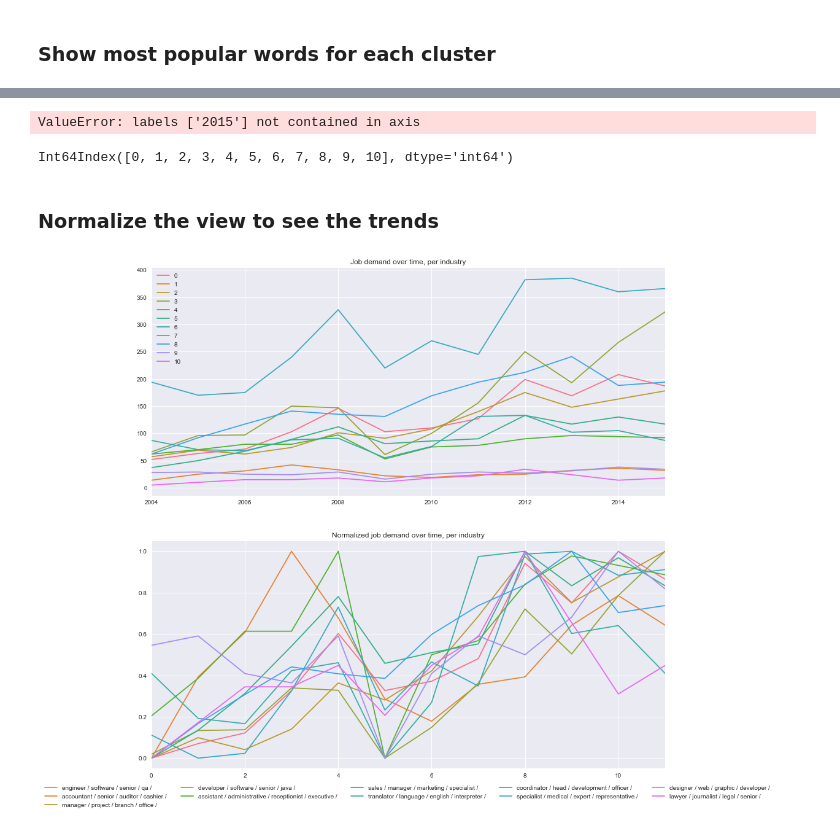
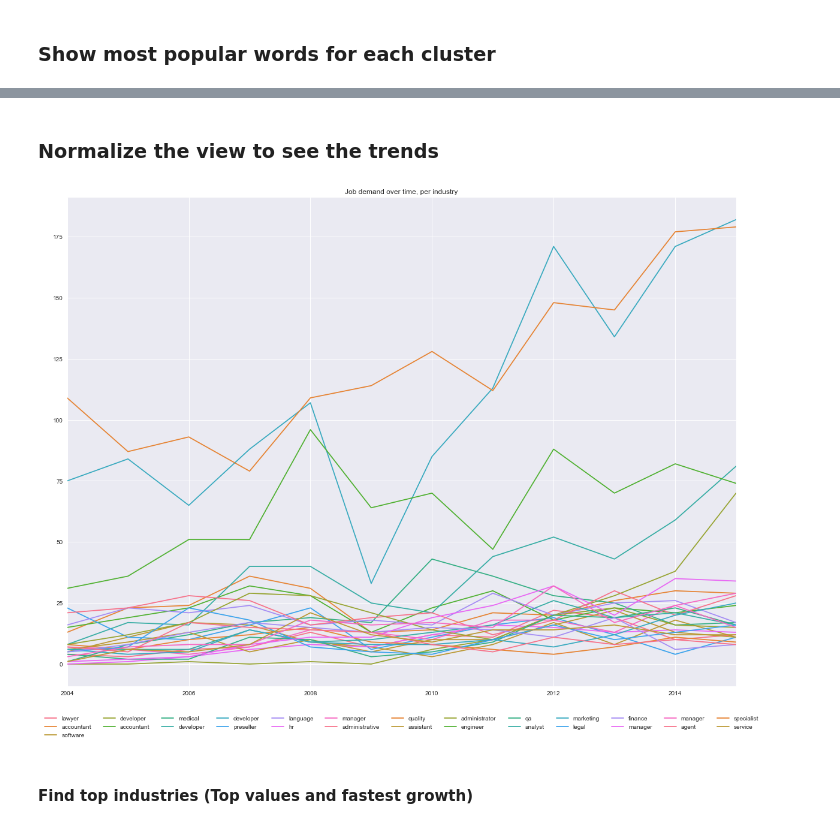
Before and after one commit to elmathioso/lma_jobs, a Jupyter notebook: LMA.ipynb, the cells around one changed output, grey strips where cells are left out. Saved outputs shown, nothing was run; the diff lists cells and outputs as text; code cells hidden in the pictures.

```diff
--- a/LMA.ipynb
+++ b/LMA.ipynb
@@ -284,0 +444,3 @@ df
+# %%
+numClusters = clusterTitles.max()
+hddf.head()
@@ -287,9 +459,8 @@ df
 # %%
-
 wordcount = {}
 sorted_wordcount = {}
 for i in range(numClusters):
-    titles = df[df['cluster'] == i]["cleanTitle"].values
+    titles = hddf[hddf['cluster'] == i]["cleanTitle"].values
     titles = ' '.join(' '.join(titles).split())
     wordcount[i] = {}
     for j in titles.lower().split():
@@ -299,6 +470,7 @@ for i in range(numClusters):
             wordcount[i][j] = 1
 
     sorted_wordcount[i] = sorted(wordcount[i].items(), key=lambda x: x[1], reverse=True)
-    print(sorted_wordcount[i][0:15])
+    print("Cluster: " + str(i))
+    print(sorted_wordcount[i][0:5])
     print('---')
 # %% [output]
@@ -342,0 +525,6 @@ Cluster 10: lawyer / journalist / legal / senior /
+# %%
+firsttopword = {}
+for key, i in sorted_wordcount.items():
+    print("Cluster "+str(key)+": ", end='')
+    firsttopword[key] = [k for k in sorted_wordcount[key][0]][0]
+    print(firsttopword[key])
@@ -344,7 +550,7 @@ Cluster 10: lawyer / journalist / legal / senior /
 #fig, ax = plt.subplots()
 datecount = {}
 for i in range(numClusters):
-    dates = df[df['cluster'] == i]['Year'].values
+    dates = hddf[hddf['cluster'] == i]['Year'].values
     datecount[i] = {}
     for jobdate in dates:
         if jobdate in datecount[i]:
@@ -353,18 +559,8 @@ for i in range(numClusters):
             datecount[i][jobdate] = 1
 
 datedf = pd.DataFrame(datecount)
-datedf.drop('2015', axis=1)
-# datedf.plot(ax=ax, figsize=(15,12))
 
-
-# L=plt.legend(loc='upper center', bbox_to_anchor=(0.5, -0.05), ncol=int(numClusters/2))
-# for i in range(numClusters):
-#     L.get_texts()[i].set_text(topwords[i])
+# fill in NaN's
+datedf.fillna(value=0, inplace=True)
-# %% [output]
-ValueError: labels ['2015'] not contained in axis
-# %%
-datedf.columns
-# %% [output]
-Int64Index([0, 1, 2, 3, 4, 5, 6, 7, 8, 9, 10], dtype='int64')
 # %% [markdown]
 ### Normalize the view to see the trends
@@ -371,30 +572,18 @@ Int64Index([0, 1, 2, 3, 4, 5, 6, 7, 8, 9, 10], dtype='int64')
 # %%
-x = datedf.values
-min_max_scaler = preprocessing.MinMaxScaler()
-x_scaled = min_max_scaler.fit_transform(x)
-normdf = pd.DataFrame(x_scaled)
+%matplotlib inline
+fig, axs = plt.subplots(nrows=1, figsize=(20,15))
 
-#fig, ax = plt.subplots()
+sns.set_palette("husl", 12)  # oooh, pretty
 
-# normdf.plot(ax=ax, figsize=(15,12))
+datedf.plot(ax=axs)
+#normdf.plot(ax=axs[1])
+axs.set_title('Job demand over time, per industry')
+#axs[1].set_title('Normalized job demand over time, per industry')
 
-# L=plt.legend(loc='upper center', bbox_to_anchor=(0.5, -0.05), ncol=int(numClusters/2))
-
-# for i in range(numClusters):
-#     L.get_texts()[i].set_text(topwords[i])
+L=plt.legend(loc='upper center', bbox_to_anchor=(0.5, -0.05), ncol=int(numClusters/2))
+for i in range(numClusters):
+    L.get_texts()[i].set_text(firsttopword[i])
+# %% [output]
+[figure, added]
-# %%
-fig, axs = plt.subplots(nrows=2, figsize=(15,15))
-
-sns.set_palette("husl", 12)  # oooh, pretty
-
-datedf.plot(ax=axs[0])
-normdf.plot(ax=axs[1])
-axs[0].set_title('Job demand over time, per industry')
-axs[1].set_title('Normalized job demand over time, per industry')
-
-#L=plt.legend(loc='center left', bbox_to_anchor=(1, 0.5))
-L=plt.legend(loc='upper center', bbox_to_anchor=(0.5, -0.05), ncol=int(numClusters/2))
-for i in range(numClusters):
-    L.get_texts()[i].set_text(topwords[i])
-# %% [output]
-[figure, removed]
+# %% [markdown]
+#### Find top industries (Top values and fastest growth)
```
Also changed, not shown: parts of 44 cells of this notebook, 1 other file.
